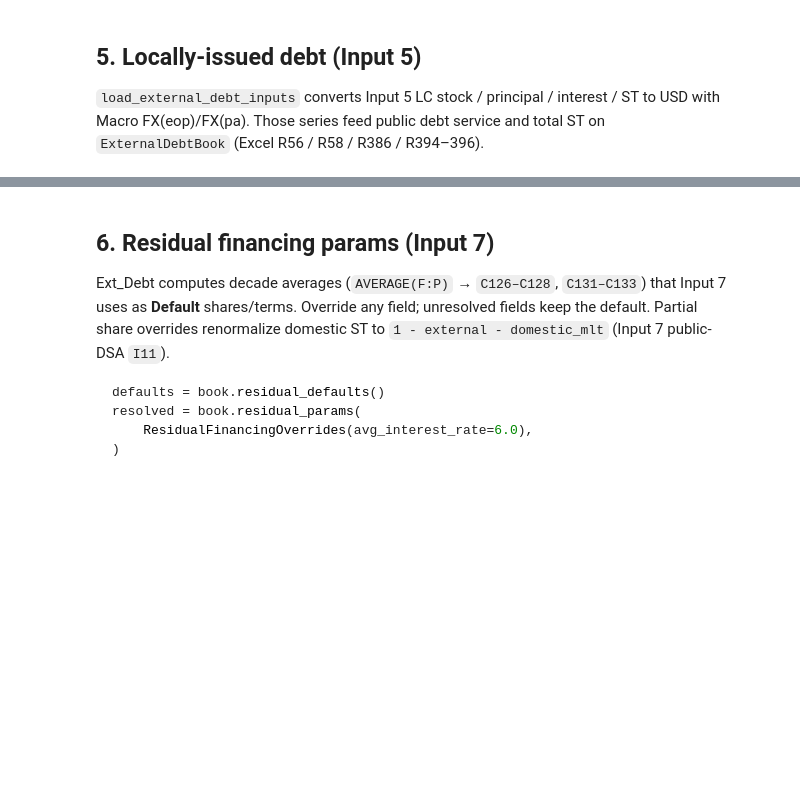
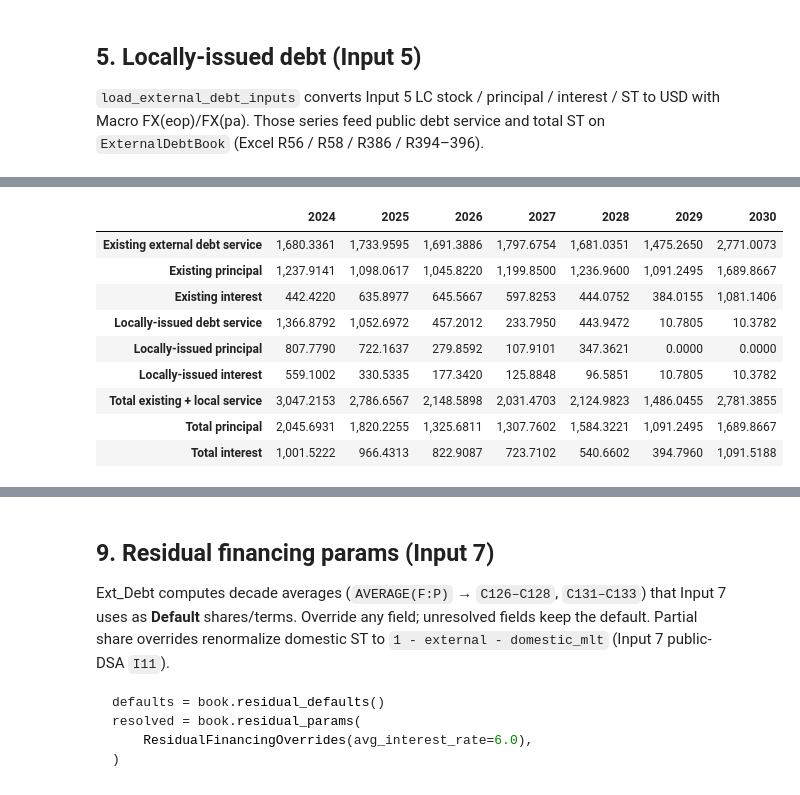
Before and after one commit to Teal-Insights/py-lic-dsf, a Jupyter notebook: demo/ext_debt.ipynb, the cells around one changed output, grey strips where cells are left out. Cells and saved outputs as stored; diff of their text form; code cells hidden in the pictures; blank space fills up the shorter version.

```diff
--- a/demo/ext_debt.ipynb
+++ b/demo/ext_debt.ipynb
@@ -236,0 +286,15 @@ book.total_public_debt_service().iloc[:, :8]
+# %%
+display(book.existing_service_totals().loc[:, 2024:2030])
+display(book.debt_evolution().loc[:, 2024:2030])
+book.memorandum().loc[:, 2024:2030]
+# %% [output]
+|  | 2024 | 2025 | 2026 | 2027 | 2028 | 2029 | 2030 |
+| Existing external debt service | 1,680.3361 | 1,733.9595 | 1,691.3886 | 1,797.6754 | 1,681.0351 | 1,475.2650 | 2,771.0073 |
+| Existing principal | 1,237.9141 | 1,098.0617 | 1,045.8220 | 1,199.8500 | 1,236.9600 | 1,091.2495 | 1,689.8667 |
+| Existing interest | 442.4220 | 635.8977 | 645.5667 | 597.8253 | 444.0752 | 384.0155 | 1,081.1406 |
+| Locally-issued debt service | 1,366.8792 | 1,052.6972 | 457.2012 | 233.7950 | 443.9472 | 10.7805 | 10.3782 |
+| Locally-issued principal | 807.7790 | 722.1637 | 279.8592 | 107.9101 | 347.3621 | 0.0000 | 0.0000 |
+| Locally-issued interest | 559.1002 | 330.5335 | 177.3420 | 125.8848 | 96.5851 | 10.7805 | 10.3782 |
+| Total existing + local service | 3,047.2153 | 2,786.6567 | 2,148.5898 | 2,031.4703 | 2,124.9823 | 1,486.0455 | 2,781.3855 |
+| Total principal | 2,045.6931 | 1,820.2255 | 1,325.6811 | 1,307.7602 | 1,584.3221 | 1,091.2495 | 1,689.8667 |
+| Total interest | 1,001.5222 | 966.4313 | 822.9087 | 723.7102 | 540.6602 | 394.7960 | 1,091.5188 |
@@ -237,5 +309,5 @@ book.total_public_debt_service().iloc[:, :8]
 # %% [markdown]
-## 6. Residual financing params (Input 7)
+## 9. Residual financing params (Input 7)
 
 Ext_Debt computes decade averages (`AVERAGE(F:P)` → `C126–C128`, `C131–C133`) that Input 7 uses as **Default** shares/terms. Override any field; unresolved fields keep the default. Partial share overrides renormalize domestic ST to `1 - external - domestic_mlt` (Input 7 public-DSA `I11`).
 
```
Also changed, not shown: parts of 9 cells of this notebook, 8 other files.
